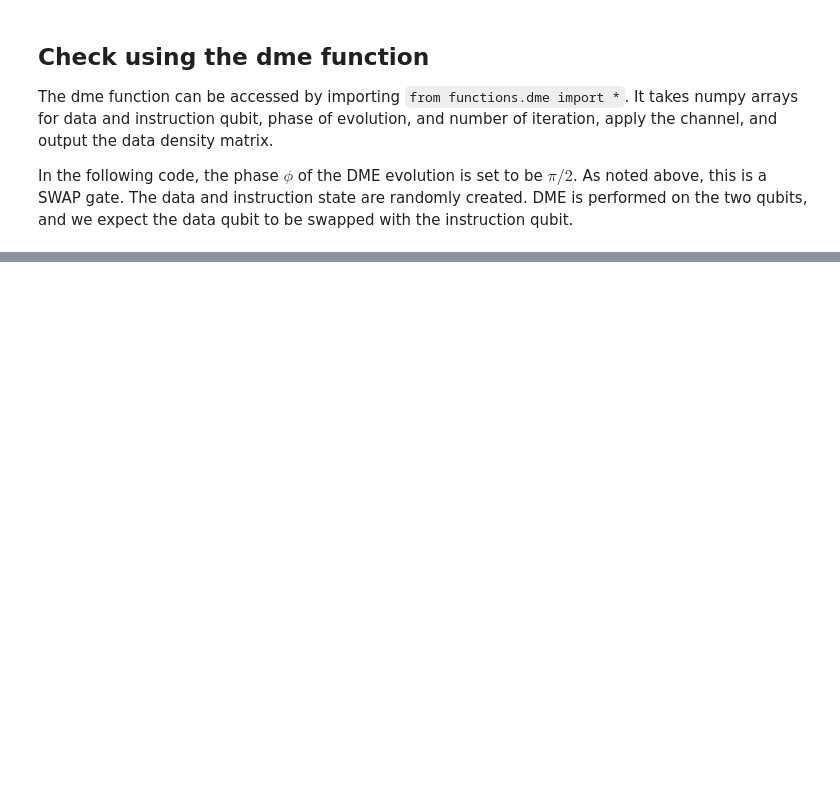
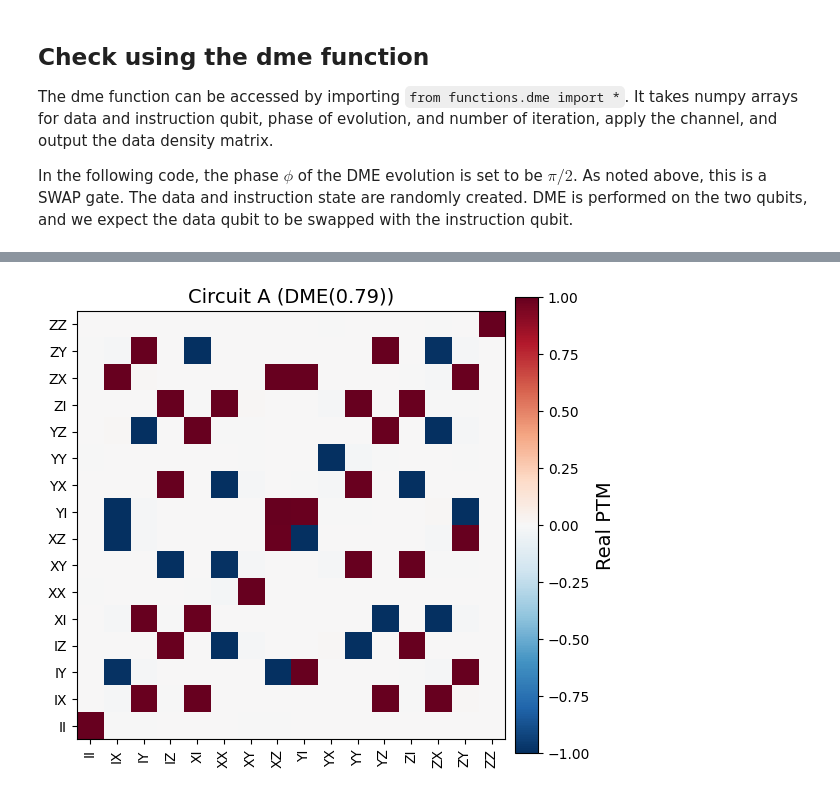
Before and after one commit to khanhuyengiang/dbac, a Jupyter notebook: jupyter_notebooks/dme_circuit.ipynb, the cells around one changed output, grey strips where cells are left out. Cells and saved outputs as stored; diff of their text form; code cells hidden in the pictures; blank space fills up the shorter version.

```diff
--- a/jupyter_notebooks/dme_circuit.ipynb
+++ b/jupyter_notebooks/dme_circuit.ipynb
@@ -257,0 +205,26 @@ for theta_ZZ in theta_list:
+# %%
+def RZ(phi):
+    return expm(-1j * phi * Z)
+
+# --- Theta value --- #
+theta_ZZ = 0.79
+
+# --- Set up figure --- #
+fig, ax = plt.subplots(1, 1, figsize=(6, 6))
+
+U_ideal = Qobj(dme_heisenberg(theta_ZZ) @ np.kron(I, RZ(-0.79)))
+ptm_ideal = unitary_to_ptm(U_ideal)
+
+cax = ax.imshow(ptm_ideal.real, cmap='RdBu_r', norm=Normalize(vmin=-1, vmax=1))
+ax.set_xticks(np.arange(16))
+ax.set_yticks(np.arange(16))
+ax.set_xticklabels(ptm_labels, rotation=90, fontsize=10)
+ax.set_yticklabels(ptm_labels, fontsize=10)
+ax.set_title(f"Circuit A (DME({theta_ZZ:.2f}))", fontsize=14)
+ax.invert_yaxis()
+
+fig.colorbar(cax, ax=ax, shrink=0.8, pad=0.02).set_label("Real PTM", fontsize=14)
+plt.tight_layout()
+plt.show()
+# %% [output]
+[figure, added]
```
Also changed, not shown: parts of 18 cells of this notebook, 8 other files.
